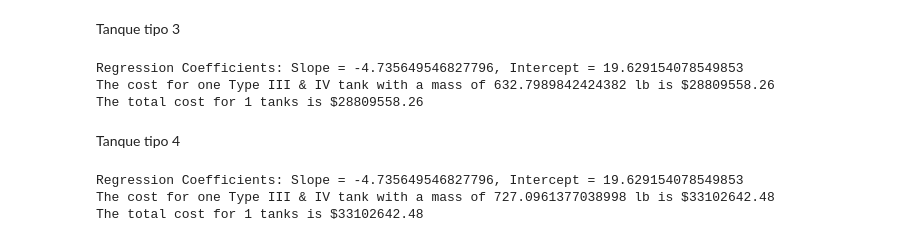
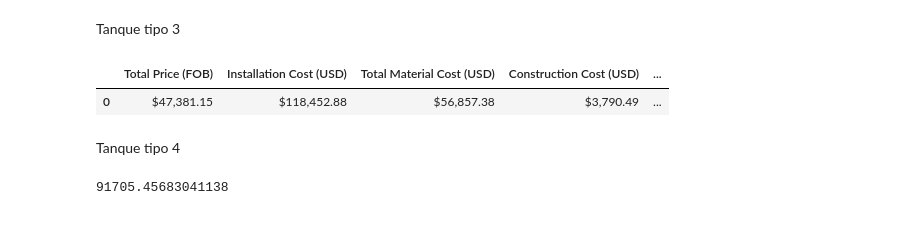
Before and after one commit to SOTO729/8vo, a Jupyter notebook: Evaluacion económica/Calculo de costos.ipynb, the cells around one changed output. Cells and saved outputs as stored; diff of their text form; code cells hidden in the pictures.

```diff
--- a/Evaluacion económica/Calculo de costos.ipynb
+++ b/Evaluacion económica/Calculo de costos.ipynb
@@ -190,31 +157,16 @@ The total cost for 1 tanks is $13149856.14
 Tanque tipo 3
 # %%
 tank_type = T3
-mass_of_tank = 632.7989842424382   # in ton
-number_of_tanks = 1
-
-calculator = TankCostCalculator(tank_type, mass_of_tank, number_of_tanks)
-calculator.perform_regression()
-cost_per_tank, total_cost = calculator.calculate_cost()
-print(f"The cost for one {tank_type} tank with a mass of {mass_of_tank} lb is ${cost_per_tank:.2f}")
-print(f"The total cost for {number_of_tanks} tanks is ${total_cost:.2f}")
+gas_mass = 1000   # in ton
+calculator3 = TankCostCalculator(tank_type, gas_mass)
+calculator3.extras_df
 # %% [output]
-Regression Coefficients: Slope = -4.735649546827796, Intercept = 19.629154078549853
-The cost for one Type III & IV tank with a mass of 632.7989842424382 lb is $28809558.26
-The total cost for 1 tanks is $28809558.26
+|  | Total Price (FOB) | Installation Cost (USD) | Total Material Cost (USD) | Construction Cost (USD) | ... |
+| 0 | $47,381.15 | $118,452.88 | $56,857.38 | $3,790.49 | ... |
 # %% [markdown]
 Tanque tipo 4
 # %%
-tank_type = T3
-mass_of_tank = 727.0961377038998   # in ton
-number_of_tanks = 1
-
-calculator = TankCostCalculator(tank_type, mass_of_tank, number_of_tanks)
-calculator.perform_regression()
-cost_per_tank, total_cost = calculator.calculate_cost()
-print(f"The cost for one {tank_type} tank with a mass of {mass_of_tank} lb is ${cost_per_tank:.2f}")
-print(f"The total cost for {number_of_tanks} tanks is ${total_cost:.2f}")
+total= calculator1.price+calculator2.price+calculator3.price
+total
 # %% [output]
-Regression Coefficients: Slope = -4.735649546827796, Intercept = 19.629154078549853
-The cost for one Type III & IV tank with a mass of 727.0961377038998 lb is $33102642.48
-The total cost for 1 tanks is $33102642.48
+91705.45683041138
```
Also changed, not shown: parts of 9 cells of this notebook.
